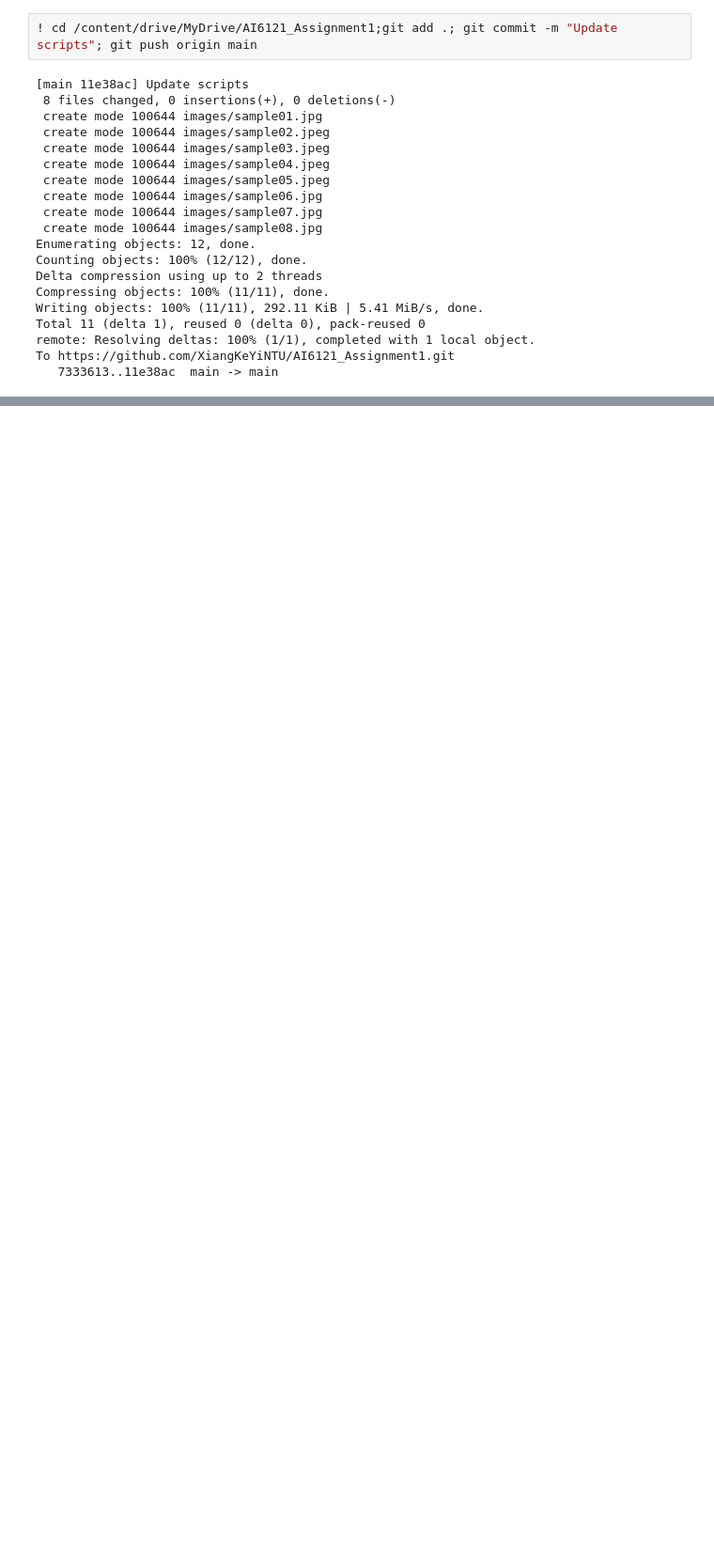
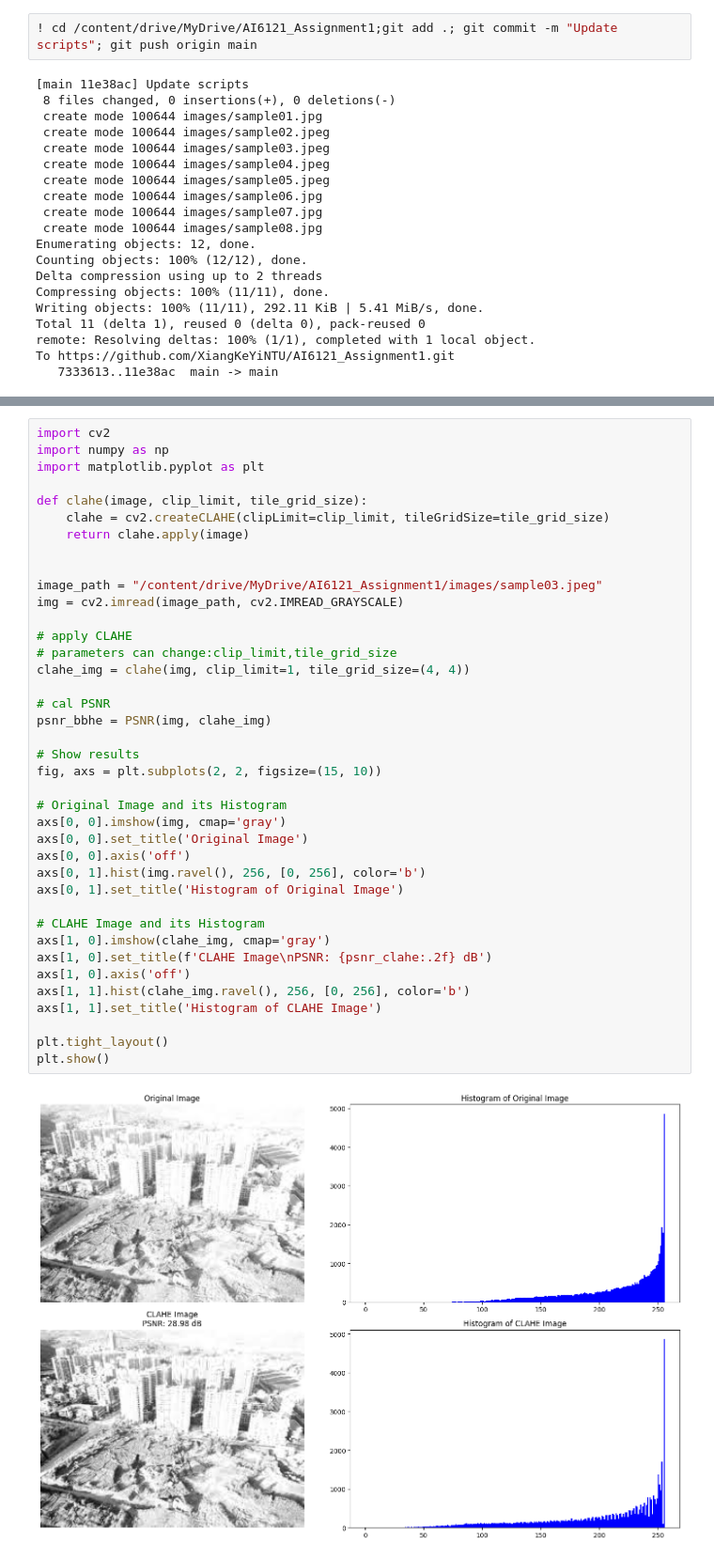
Before and after one commit to XiangKeYiNTU/AI6121_Assignment1, a Jupyter notebook: AI6121_Assignment1.ipynb, the cells around one changed output, grey strips where cells are left out. Shown at 94% size. Drawn from its saved outputs; the diff is of its cells as text; blank space fills up the shorter version.

Commit message:
基于main新增了： 1.基础HE的直方图可视化； 2.新增BBHE算法和CLALHE算法的实现和部分可视化； 3.新增BBHE，CLAHE图像处理指标PSNR的计算和展示； 待增加： 基础HE的PSNR计算和展示

```diff
--- a/AI6121_Assignment1.ipynb
+++ b/AI6121_Assignment1.ipynb
@@ -122,0 +253,41 @@ To https://github.com/XiangKeYiNTU/AI6121_Assignment1.git
+# %%
+import cv2
+import numpy as np
+import matplotlib.pyplot as plt
+
+def clahe(image, clip_limit, tile_grid_size):
+    clahe = cv2.createCLAHE(clipLimit=clip_limit, tileGridSize=tile_grid_size)
+    return clahe.apply(image)
+
+
+image_path = "/content/drive/MyDrive/AI6121_Assignment1/images/sample03.jpeg"
+img = cv2.imread(image_path, cv2.IMREAD_GRAYSCALE)
+
+# apply CLAHE
+# parameters can change:clip_limit,tile_grid_size
+clahe_img = clahe(img, clip_limit=1, tile_grid_size=(4, 4))
+
+# cal PSNR
+psnr_bbhe = PSNR(img, clahe_img)
+
+# Show results
+fig, axs = plt.subplots(2, 2, figsize=(15, 10))
+
+# Original Image and its Histogram
+axs[0, 0].imshow(img, cmap='gray')
+axs[0, 0].set_title('Original Image')
+axs[0, 0].axis('off')
+axs[0, 1].hist(img.ravel(), 256, [0, 256], color='b')
+axs[0, 1].set_title('Histogram of Original Image')
+
+# CLAHE Image and its Histogram
+axs[1, 0].imshow(clahe_img, cmap='gray')
+axs[1, 0].set_title(f'CLAHE Image\nPSNR: {psnr_clahe:.2f} dB')
+axs[1, 0].axis('off')
+axs[1, 1].hist(clahe_img.ravel(), 256, [0, 256], color='b')
+axs[1, 1].set_title('Histogram of CLAHE Image')
+
+plt.tight_layout()
+plt.show()
+# %% [output]
+[figure, added]
```
Also changed, not shown: parts of 2 cells of this notebook.
